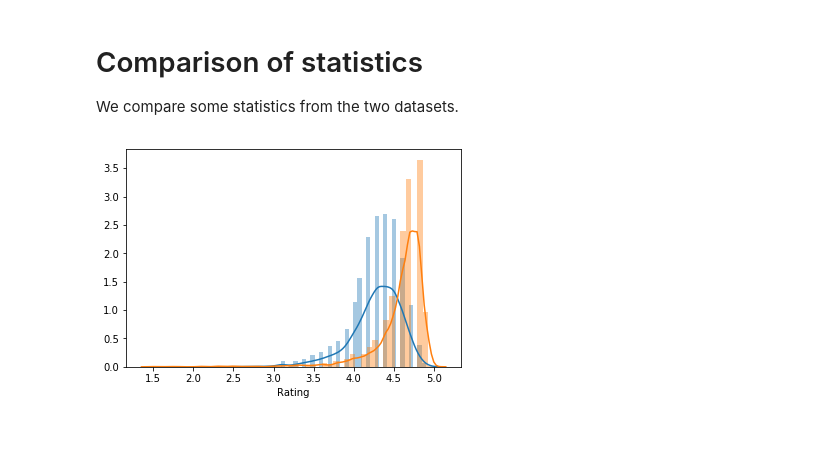
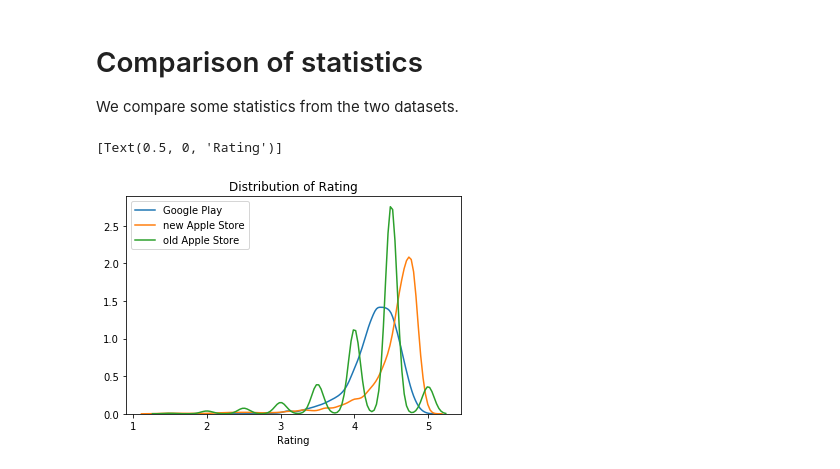
Before and after one commit to johnnyguitarhero/ECE143-Project-19WIN-G8, a Jupyter notebook: Comparison Analysis/Comparison.ipynb, the cells around one changed output. Saved outputs shown, nothing was run; the diff lists cells and outputs as text; code cells hidden in the pictures; blank space fills up the shorter version.

```diff
--- a/Comparison Analysis/Comparison.ipynb
+++ b/Comparison Analysis/Comparison.ipynb
@@ -50,7 +45,11 @@ mrg.sample(55)
 We compare some statistics from the two datasets.
 # %%
 fig, ax = plt.subplots()
-sns.distplot(gg_df['Rating'], ax=ax, label='Google Play');
-sns.distplot(it_df['Rating'], ax=ax, label='Apple Store');
+sns.kdeplot(gg_df['Rating'], ax=ax, label='Google Play');
+sns.kdeplot(it_df['Rating'], ax=ax, label='new Apple Store');
+sns.kdeplot(ap_df['Rating'], ax=ax, label='old Apple Store');
+ax.set_title('Distribution of Rating');
+ax.set(xlabel='Rating')
 # %% [output]
+[Text(0.5, 0, 'Rating')]
-[figure, old version]
+[figure, new version]
```
Also changed, not shown: parts of 9 cells of this notebook, 21 other files.
